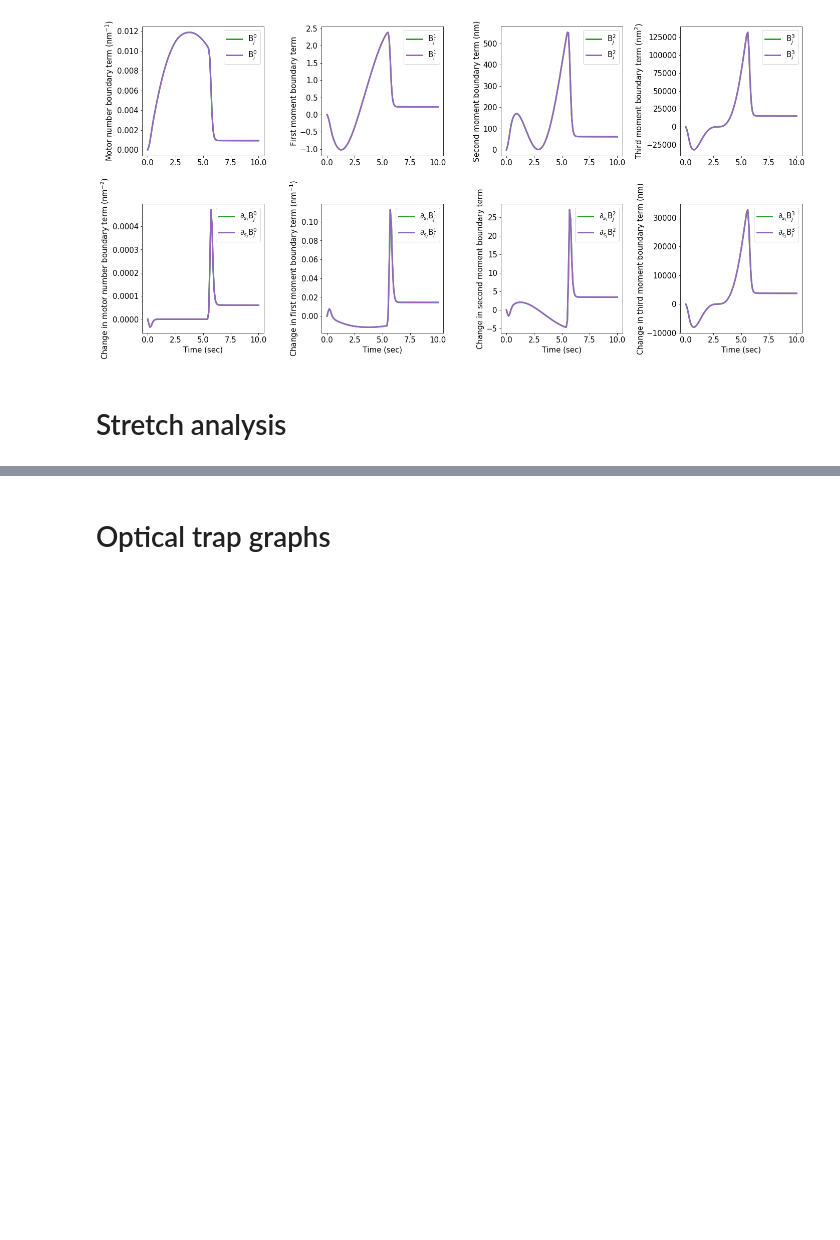
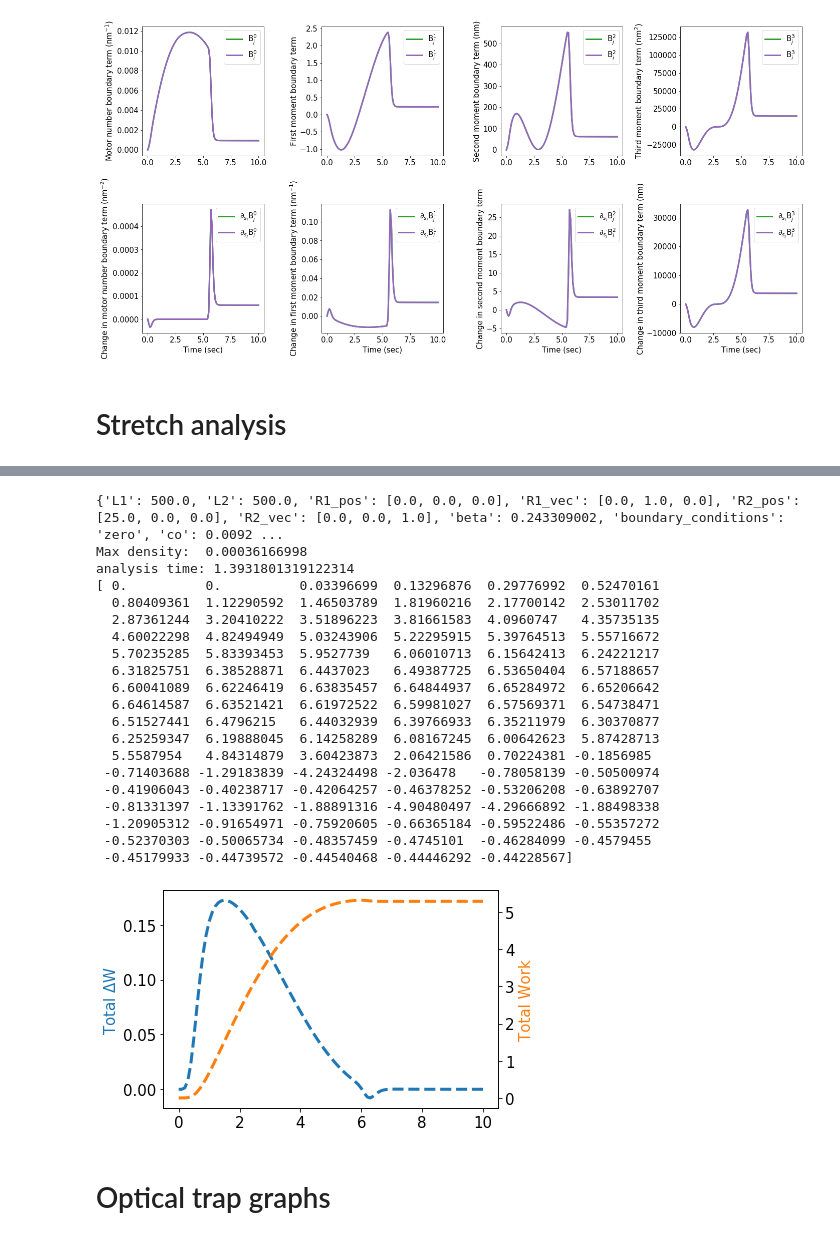
Before and after one commit to lamsoa729/FoXlink, a Jupyter notebook: notebooks/pde_graph_prototypes.ipynb, the cells around one changed output, grey strips where cells are left out. Cells and saved outputs as stored; diff of their text form; code cells hidden in the pictures; blank space fills up the shorter version.

```diff
--- a/notebooks/pde_graph_prototypes.ipynb
+++ b/notebooks/pde_graph_prototypes.ipynb
@@ -388,2 +431,50 @@ analysis time: 0.8130321502685547
+# %%
+try:
+    h5_fname = "/Users/adamlamson/projects/DATA/XlinkProb/testing/FP_GenMotion_MotorUW_tests/20-03-03_GMUW_perp_wca_L500/PDEGenMotionMotorUWSolver.h5"
+    anal = PDEAnalyzer(h5_fname, 'overwrite')
+    t = anal.time
+    tot_dwork = anal.dwl_i + anal.dwl_j + anal.dwr_i + anal.dwr_j
+    print(tot_dwork)
+    tot_work = np.cumsum(tot_dwork)
+    fig, ax1 = plt.subplots()
+    #ax1.plot(t, tot_dwork, color='C0')
+    ax1.set_ylabel('Total $\Delta$W ', color='C0')
+    ax1.plot(t, anal.dwl_i+anal.dwl_j, color='C0', ls='--')
+    #ax1.plot(t, anal.dwr_i+anal.dwr_j, color='C0', ls=':')
+
+    ax2 = ax1.twinx()
+    #ax2.plot(t, tot_work, color='C1')
+    ax2.plot(t, np.cumsum(anal.dwl_i+anal.dwl_j), color='C1', ls='--')
+    #ax2.plot(t, np.cumsum(anal.dwr_i+anal.dwr_j), color='C1', ls=':')
+    ax2.set_ylabel('Total Work', color='C1')
+
+
+except:
+    print("Analysis failed!")
+    raise
+finally:
+    anal.save()
+# %% [output]
+{'L1': 500.0, 'L2': 500.0, 'R1_pos': [0.0, 0.0, 0.0], 'R1_vec': [0.0, 1.0, 0.0], 'R2_pos': [25.0, 0.0, 0.0], 'R2_vec': [0.0, 0.0, 1.0], 'beta': 0.243309002, 'boundary_conditions': 'zero', 'co': 0.0092 ...
+Max density:  0.00036166998
+analysis time: 1.3931801319122314
+[ 0.          0.          0.03396699  0.13296876  0.29776992  0.52470161
+  0.80409361  1.12290592  1.46503789  1.81960216  2.17700142  2.53011702
+  2.87361244  3.20410222  3.51896223  3.81661583  4.0960747   4.35735135
+  4.60022298  4.82494949  5.03243906  5.22295915  5.39764513  5.55716672
+  5.70235285  5.83393453  5.9527739   6.06010713  6.15642413  6.24221217
+  6.31825751  6.38528871  6.4437023   6.49387725  6.53650404  6.57188657
+  6.60041089  6.62246419  6.63835457  6.64844937  6.65284972  6.65206642
+  6.64614587  6.63521421  6.61972522  6.59981027  6.57569371  6.54738471
+  6.51527441  6.4796215   6.44032939  6.39766933  6.35211979  6.30370877
+  6.25259347  6.19888045  6.14258289  6.08167245  6.00642623  5.87428713
+  5.5587954   4.84314879  3.60423873  2.06421586  0.70224381 -0.1856985
+ -0.71403688 -1.29183839 -4.24324498 -2.036478   -0.78058139 -0.50500974
+ -0.41906043 -0.40238717 -0.42064257 -0.46378252 -0.53206208 -0.63892707
+ -0.81331397 -1.13391762 -1.88891316 -4.90480497 -4.29666892 -1.88498338
+ -1.20905312 -0.91654971 -0.75920605 -0.66365184 -0.59522486 -0.55357272
+ -0.52370303 -0.50065734 -0.48357459 -0.4745101  -0.46284099 -0.4579455
+ -0.45179933 -0.44739572 -0.44540468 -0.44446292 -0.44228567]
+[figure, added]
 # %% [markdown]
 # Optical trap graphs
```
Also changed, not shown: parts of 5 cells of this notebook, 1 other file.
